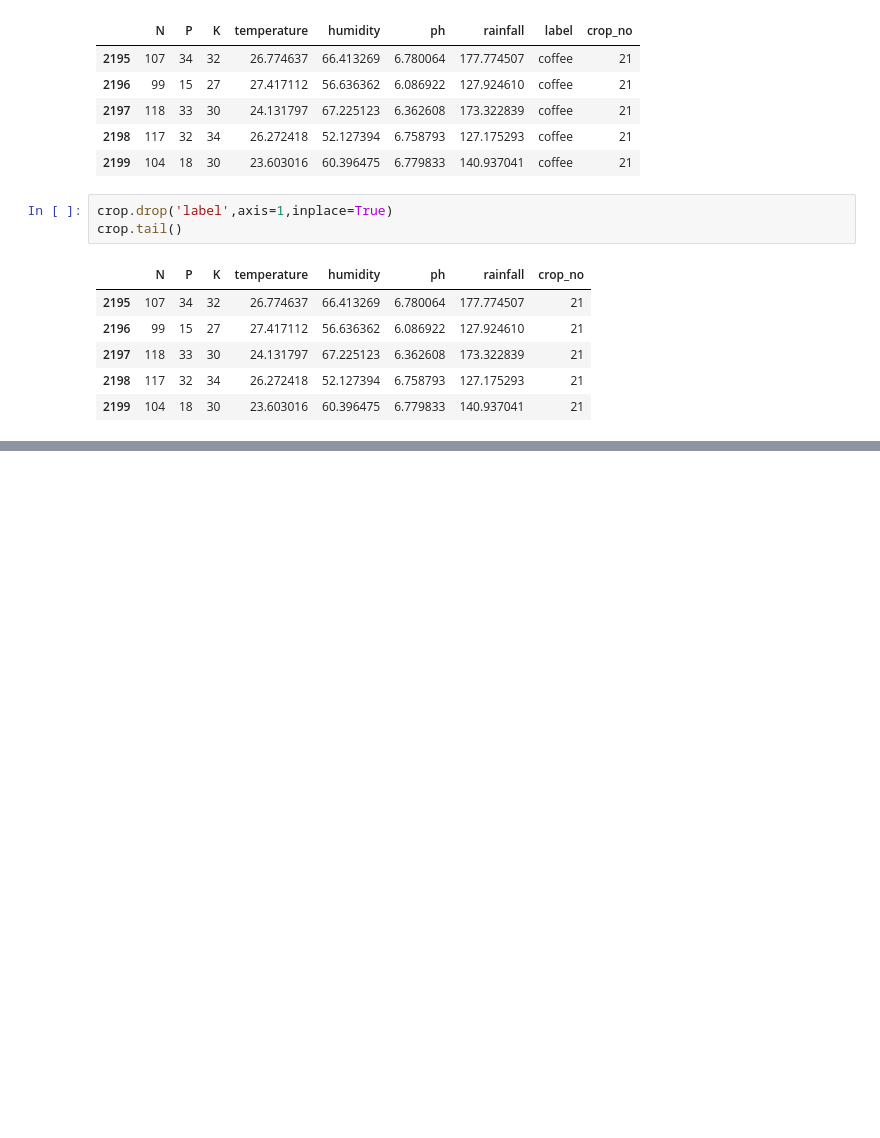
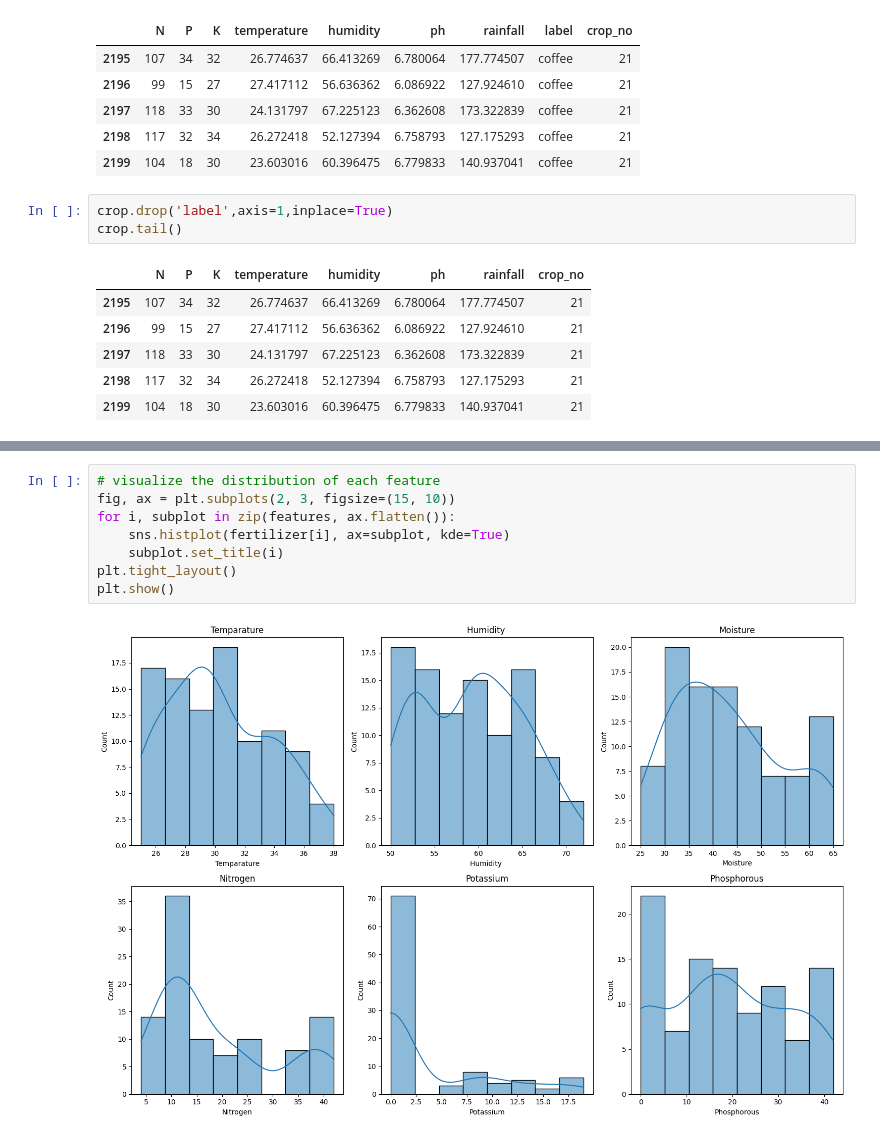
Before and after one commit to JayaramTentu/Cropfertlizer, a Jupyter notebook: crop.ipynb, the cells around one changed output, grey strips where cells are left out. Drawn from its saved outputs; the diff is of its cells as text; blank space fills up the shorter version.

```diff
--- a/crop.ipynb
+++ b/crop.ipynb
@@ -284,0 +500,10 @@ crop.tail()
+# %%
+# visualize the distribution of each feature
+fig, ax = plt.subplots(2, 3, figsize=(15, 10))
+for i, subplot in zip(features, ax.flatten()):
+    sns.histplot(fertilizer[i], ax=subplot, kde=True)
+    subplot.set_title(i)
+plt.tight_layout()
+plt.show()
+# %% [output]
+[figure, added]
```
Also changed, not shown: parts of 47 cells of this notebook, 4 other files.
